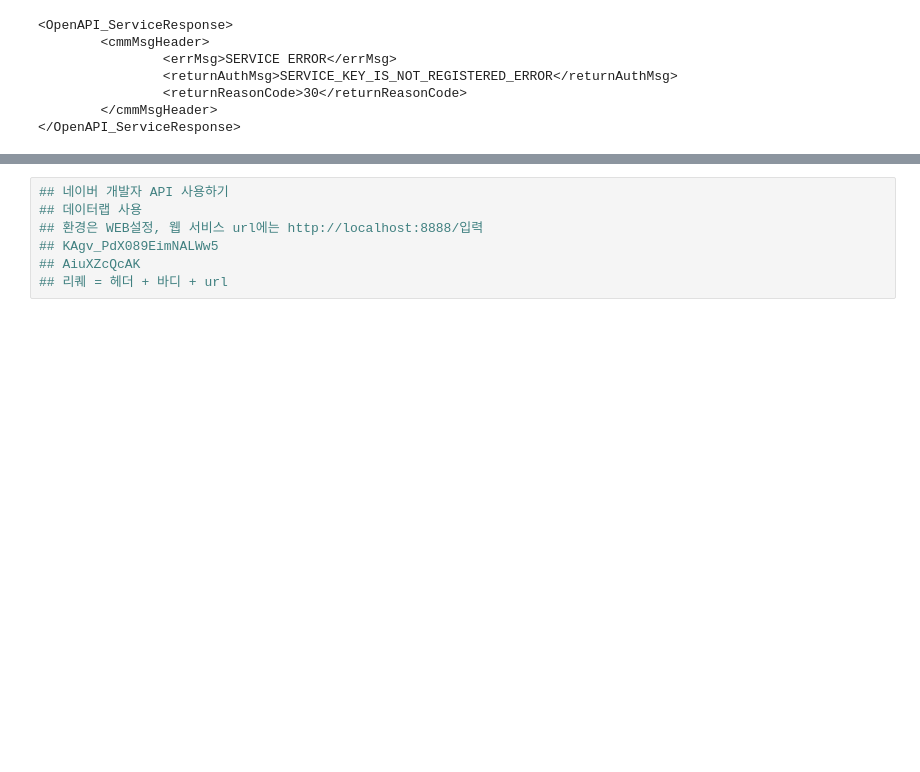
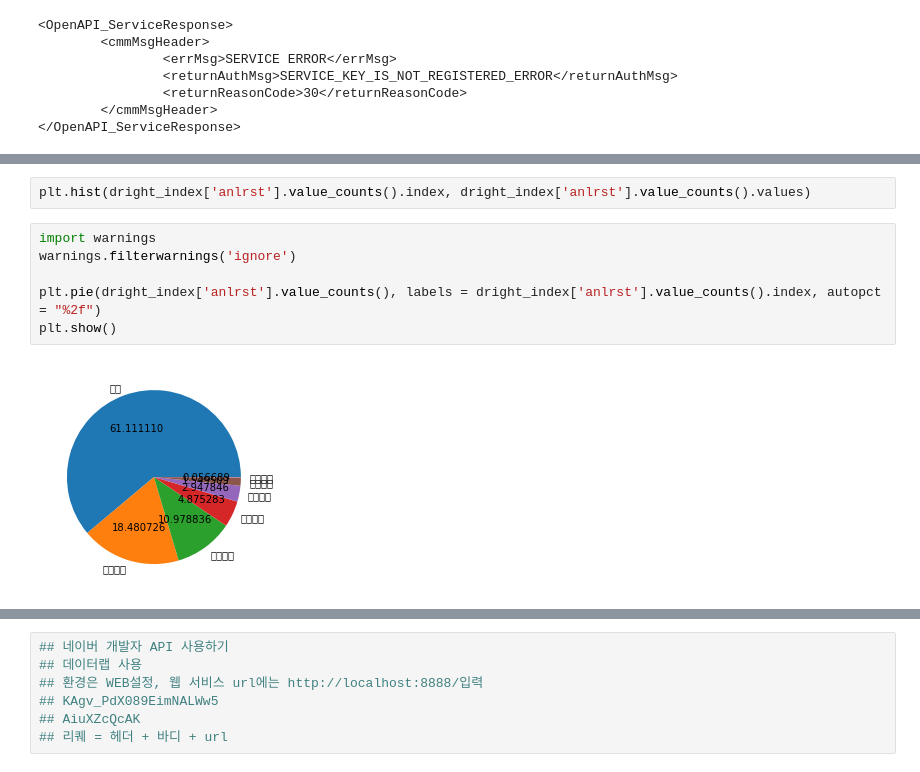
Before and after one commit to ldyoung4032/Deep_Learninng_Academy, a Jupyter notebook: API.ipynb, the cells around one changed output, grey strips where cells are left out. Drawn from its saved outputs; the diff is of its cells as text; blank space fills up the shorter version.

```diff
--- a/API.ipynb
+++ b/API.ipynb
@@ -36,0 +261,10 @@ print(resp.text)
+# %%
+plt.hist(dright_index['anlrst'].value_counts().index, dright_index['anlrst'].value_counts().values)
+# %%
+import warnings
+warnings.filterwarnings('ignore')
+
+plt.pie(dright_index['anlrst'].value_counts(), labels = dright_index['anlrst'].value_counts().index, autopct = "%2f")
+plt.show()
+# %% [output]
+[figure, added]
```
Also changed, not shown: parts of 38 cells of this notebook, 5 other files.
